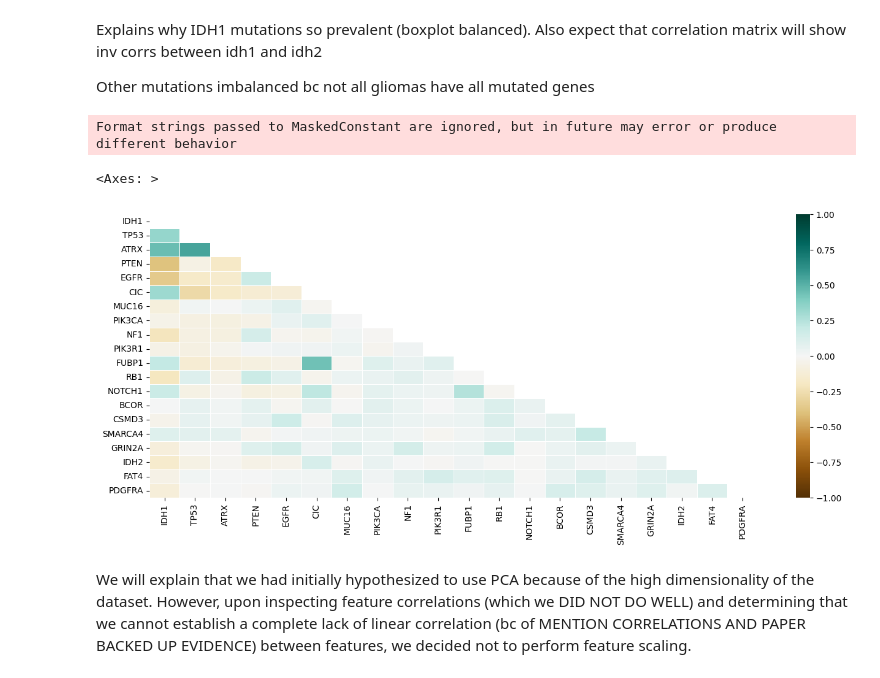
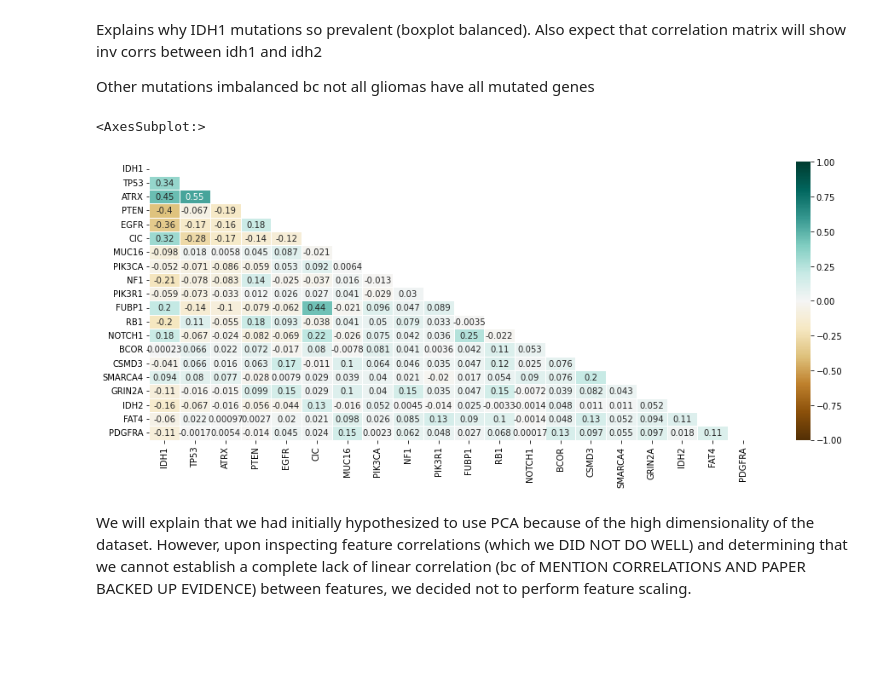
Before and after one commit to irenebernardi/Glioma-Grading-Classification, a Jupyter notebook: Glioma Grade notebook .ipynb, the cells around one changed output. Drawn from its saved outputs; the diff is of its cells as text; code cells hidden in the pictures; blank space fills up the shorter version.

```diff
--- a/Glioma Grade notebook .ipynb
+++ b/Glioma Grade notebook .ipynb
@@ -8,5 +18,5 @@ import numpy as np
 # %%
-df = pd.read_csv('/Users/ksenyanix/Glioma-Grading-Classification/TCGA_GBM_LGG_Mutations_all.csv')
+df = pd.read_csv('/Users/irenebernardi/Desktop/ML /Glioma-Grading-Classification/TCGA_GBM_LGG_Mutations_all.csv')
 df
 # %% [output]
 |  | Grade | Project | Case_ID | Gender | Age_at_diagnosis | Primary_Diagnosis | Race | IDH1 | TP53 | ... |
@@ -211,16 +217,15 @@ Other mutations imbalanced bc not all gliomas have all mutated genes
 # %%
 plt.figure(figsize=(16, 6))
 corr = df.iloc[:, 3 : 23].corr()
 
 # Getting the Upper Triangle of the co-relation matrix
 matrix = np.triu(corr)
 
 # using the upper triangle matrix as mask
-sns.heatmap(corr, annot=True, mask=matrix, vmin=-1, vmax=1, fmt="d", linewidths=.5, cmap='BrBG')
+sns.heatmap(corr, annot=True, mask=matrix, vmin=-1, vmax=1, linewidths=.5, cmap='BrBG')
 # %% [output]
-Format strings passed to MaskedConstant are ignored, but in future may error or produce different behavior
+<AxesSubplot:>
-<Axes: >
-[figure, old version]
+[figure, new version]
 # %% [markdown]
 We will explain that we had initially hypothesized to use PCA because of the high dimensionality of the dataset.
 However, upon inspecting feature correlations (which we DID NOT DO WELL) and determining that we cannot establish a complete lack of linear correlation (bc of MENTION CORRELATIONS AND PAPER BACKED UP EVIDENCE) between features, we decided not to perform feature scaling.
```
Also changed, not shown: parts of 25 cells of this notebook.
